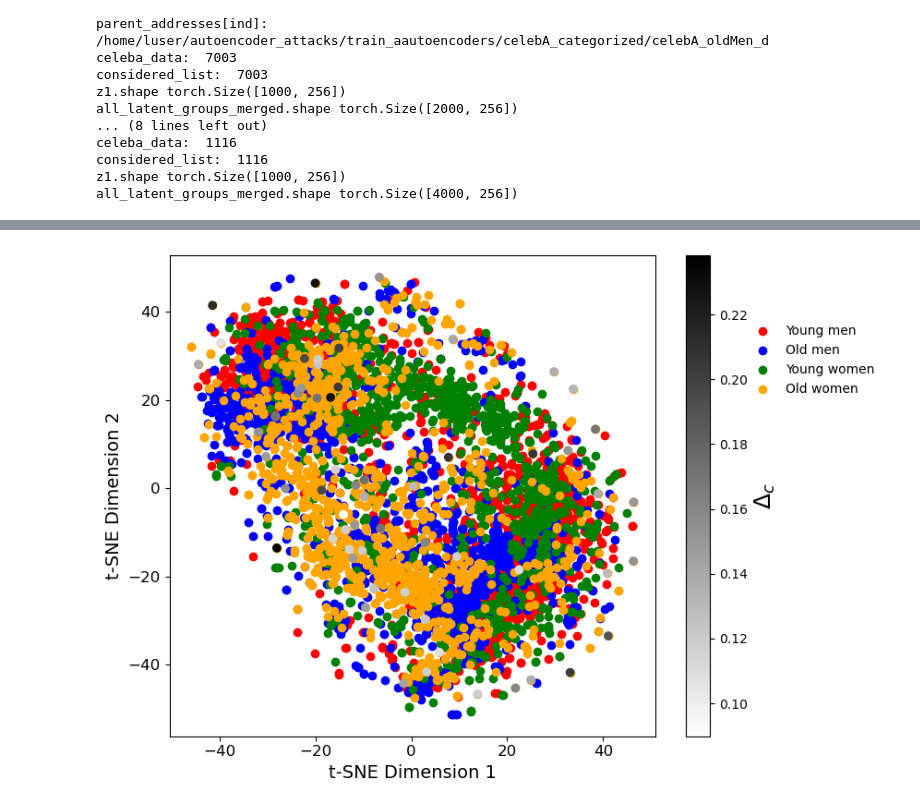
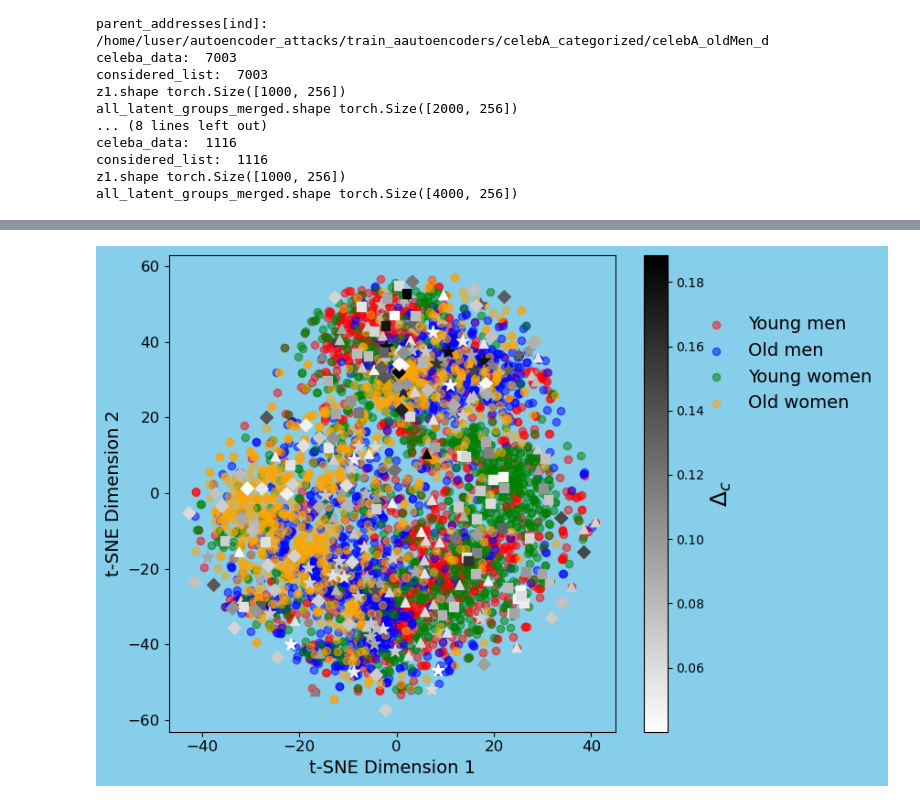
Before and after one commit to ChethanKodase/robustness_of_subgroups, a Jupyter notebook: detect_embedding_defects.ipynb, the cells around one changed output, grey strips where cells are left out. Drawn from its saved outputs; the diff is of its cells as text; code cells hidden in the pictures.

```diff
--- a/detect_embedding_defects.ipynb
+++ b/detect_embedding_defects.ipynb
@@ -327,5 +336,7 @@ desired_norm_l_inf = 0.094
 all_features = ["youngmen", "oldmen", "youngwomen", "oldwomen"]
 feature = all_features[3]
 
-source_im = torch.load("/home/luser/autoencoder_attacks/train_aautoencoders/fairness_trials/attack_saves/"+str(feature)+"_d/images.pt")[:60].to(device)
-source_im.shape
+all_source_images = torch.tensor([]).to(device)
+for feature in all_features:
+    source_im = torch.load("/home/luser/autoencoder_attacks/train_aautoencoders/fairness_trials/attack_saves/"+str(feature)+"_d/images.pt")[:60].to(device)
+    all_source_images = torch.cat((all_source_images, source_im), dim=0)
@@ -336,7 +349,7 @@ torch.Size([60, 3, 64, 64])
 # %%
 model.eval()
 with torch.no_grad():
-    ae_perturbed_embeds = model.encoder(source_im) # some confusion here. Why are you doin whatever you doing . Should not the input be  data + noise_outputs ?
+    ae_perturbed_embeds = model.encoder(all_source_images) # some confusion here. Why are you doin whatever you doing . Should not the input be  data + noise_outputs ?
     mu1, logvar1 = model.fc1(ae_perturbed_embeds), model.fc2(ae_perturbed_embeds)
     std1 = logvar1.mul(0.5).exp_()
     esp1 = torch.randn(*mu1.size()).to(device)
@@ -535,40 +557,48 @@ import matplotlib.pyplot as plt
 # Assuming you have defined colors and labels for each group
 colors = ['red', 'blue', 'green', 'orange']
 labels = ['Young men', 'Old men', 'Young women', 'Old women']
 
+
 #data_tsne_tensor = attacked_tsne_embeds.cpu().numpy()
-all_losses = all_losses
+#all_losses = all_losses
 # Normalize all_losses to the range [0, 1]
 #all_losses_normalized = (np.array(all_losses) - np.min(all_losses)) / (np.max(all_losses) - np.min(all_losses))
-all_losses_normalized = all_losses
+#all_losses_normalized = all_losses
 
 fig, ax = plt.subplots(figsize=(10, 6))
+# Set the background color of the plot
+fig.patch.set_facecolor('skyblue')
+ax.set_facecolor('skyblue')
 
 
 # Plot each group separately with specified colors and labels
-ax.scatter(data_tsne_tensor[0*batch_size:1*batch_size, 0], data_tsne_tensor[0*batch_size:1*batch_size, 1], color=colors[0], label=labels[0], alpha=1.0)
-ax.scatter(data_tsne_tensor[1*batch_size:2*batch_size, 0], data_tsne_tensor[1*batch_size:2*batch_size, 1], color=colors[1], label=labels[1], alpha=1.0)
-ax.scatter(data_tsne_tensor[2*batch_size:3*batch_size, 0], data_tsne_tensor[2*batch_size:3*batch_size, 1], color=colors[2], label=labels[2], alpha=1.0)
-ax.scatter(data_tsne_tensor[3*batch_size:4*batch_size, 0], data_tsne_tensor[3*batch_size:4*batch_size, 1], color=colors[3], label=labels[3], alpha=1.0)
+ax.scatter(data_tsne_tensor[0*batch_size:1*batch_size, 0], data_tsne_tensor[0*batch_size:1*batch_size, 1], color=colors[0], label=labels[0], alpha=0.5)
+ax.scatter(data_tsne_tensor[1*batch_size:2*batch_size, 0], data_tsne_tensor[1*batch_size:2*batch_size, 1], color=colors[1], label=labels[1], alpha=0.5)
+ax.scatter(data_tsne_tensor[2*batch_size:3*batch_size, 0], data_tsne_tensor[2*batch_size:3*batch_size, 1], color=colors[2], label=labels[2], alpha=0.5)
+ax.scatter(data_tsne_tensor[3*batch_size:4*batch_size, 0], data_tsne_tensor[3*batch_size:4*batch_size, 1], color=colors[3], label=labels[3], alpha=0.5)
 
 #plt.scatter(data_tsne_tensor[4000:, 0], data_tsne_tensor[4000:, 1], c=all_losses_normalized, cmap='gray_r')
-scatter = ax.scatter(data_tsne_tensor[4000:, 0], data_tsne_tensor[4000:, 1], c=all_losses_normalized, cmap='gray_r')
-cbar = plt.colorbar(scatter)
+scatter1 = ax.scatter(data_tsne_tensor[4000:4060, 0], data_tsne_tensor[4000:4060, 1], c=all_losses[:60], cmap='gray_r', marker='^',  s=50)
+scatter2 = ax.scatter(data_tsne_tensor[4060:4120, 0], data_tsne_tensor[4060:4120, 1], c=all_losses[60:120], cmap='gray_r', marker='*',  s=100)
+scatter3 = ax.scatter(data_tsne_tensor[4120:4180, 0], data_tsne_tensor[4120:4180, 1], c=all_losses[120:180], cmap='gray_r', marker='s',  s=50)
+scatter4 = ax.scatter(data_tsne_tensor[4180:, 0], data_tsne_tensor[4180:, 1], c=all_losses[180:], cmap='gray_r', marker='D',  s=50)
+
+cbar = plt.colorbar(scatter1)
 cbar.set_label('$\Delta_c$', fontsize=18)
 plt.xticks(fontsize=12)
 plt.yticks(fontsize=12)
 plt.xlabel('t-SNE Dimension 1', fontsize=14)
 plt.ylabel('t-SNE Dimension 2', fontsize=14)
 #plt.title('t-SNE Scatter Plot Colored by Loss Values')
 #plt.show()
 
 # Add legend and place it outside the plot
-ax.legend(loc='upper left', bbox_to_anchor=(1.05, 1), borderaxespad=5., frameon=False)
+ax.legend(loc='upper left', bbox_to_anchor=(1.05, 1), borderaxespad=3., frameon=False, fontsize=14)
 
 # Adjust layout to make room for the legend
 plt.tight_layout(rect=[0, 0, 0.85, 1])
 
 # Show plot
 plt.show()
 # %% [output]
-[figure, old version]
+[figure, new version]
```
Also changed, not shown: parts of 16 cells of this notebook, 2 other files.
